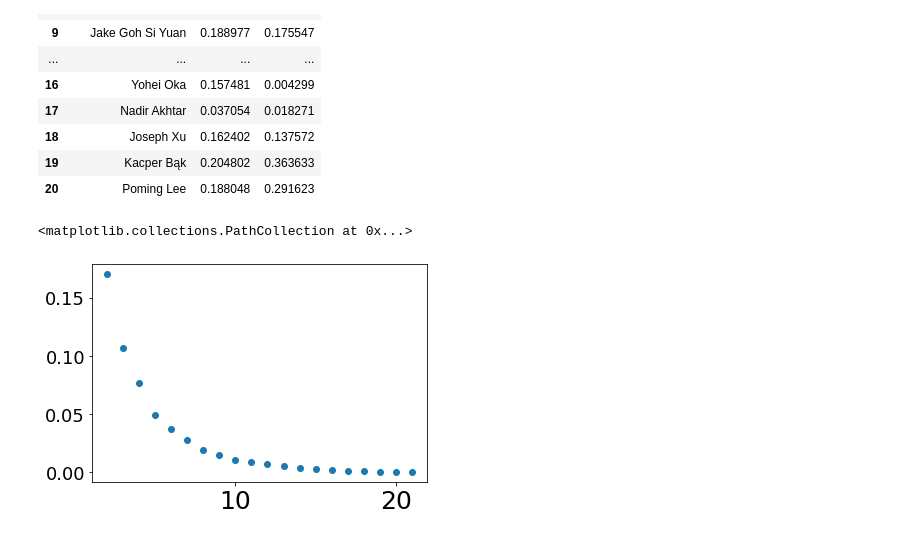
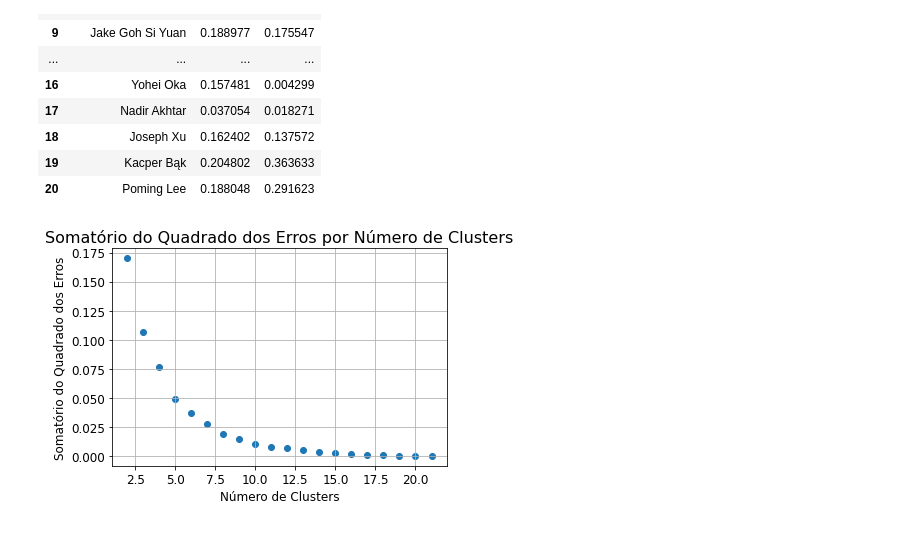
Before and after one commit to TelergySoftware/AIAGRV, a Jupyter notebook: sources/data/src/data_analisys.ipynb, the cells around one changed output. Saved outputs shown, nothing was run; the diff lists cells and outputs as text; code cells hidden in the pictures.

```diff
--- a/sources/data/src/data_analisys.ipynb
+++ b/sources/data/src/data_analisys.ipynb
@@ -253,15 +255,26 @@ df
 # %%
 clusters = []
 sse = []
 for k in range(2, len(auditors)):
     km = KMeans(n_clusters=k)
     clusters.append(km.fit_predict(df[['Calls', 'High']]))
     sse.append(km.inertia_)
 
-plt.scatter(range(2, len(auditors)), sse)
+plt.rc('xtick', labelsize=12)
+plt.rc('ytick', labelsize=12)
+plt.rc('axes', labelsize=12)
+
+fig, ax = plt.subplots()
+ax.scatter(range(2, len(auditors)), sse)
+
+ax.set_title("Somatório do Quadrado dos Erros por Número de Clusters", fontsize=16)
+ax.set_xlabel("Número de Clusters")
+ax.set_ylabel("Somatório do Quadrado dos Erros")
+ax.grid()
+
+plt.show()
 # %% [output]
-<matplotlib.collections.PathCollection at 0x...>
-[figure, old version]
+[figure, new version]
 # %%
 df['Cluster'] = clusters[4]
 
```
Also changed, not shown: parts of 5 cells of this notebook.
